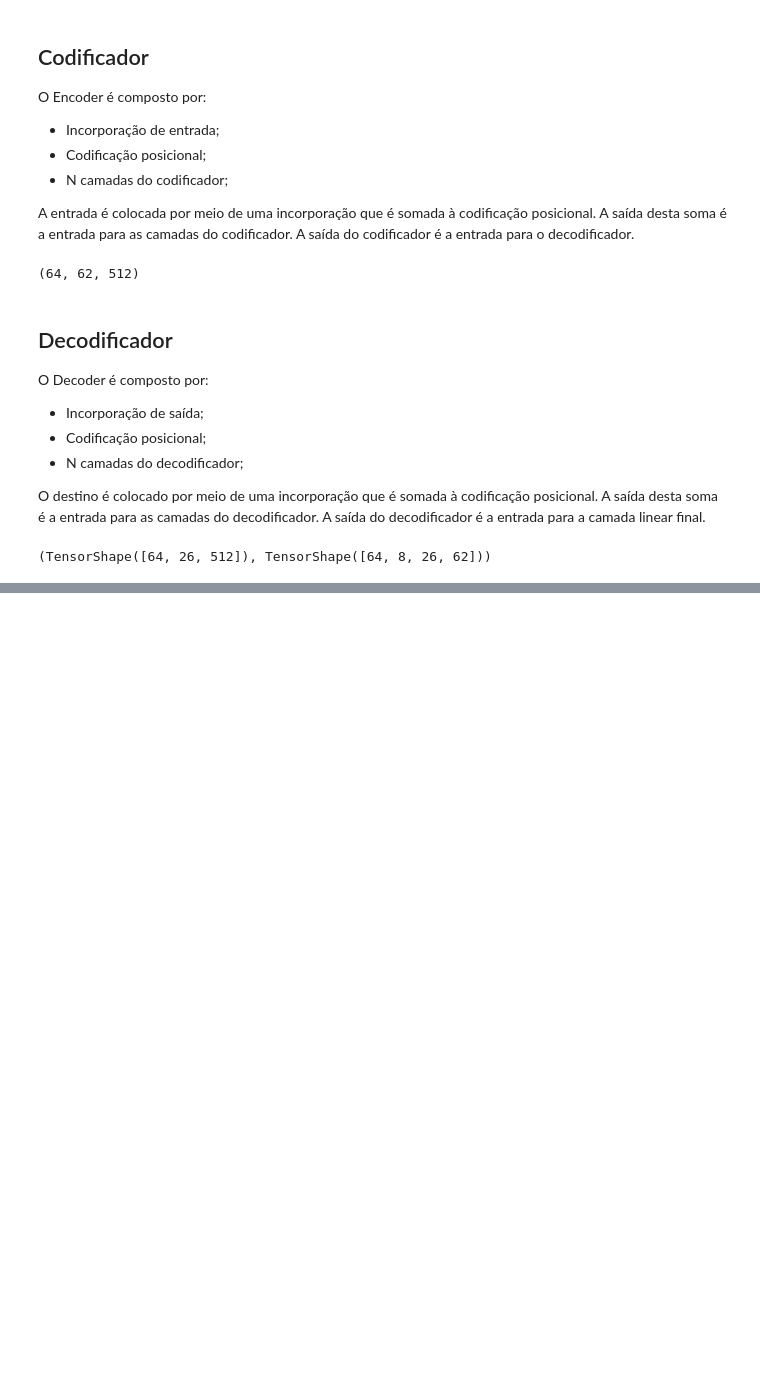
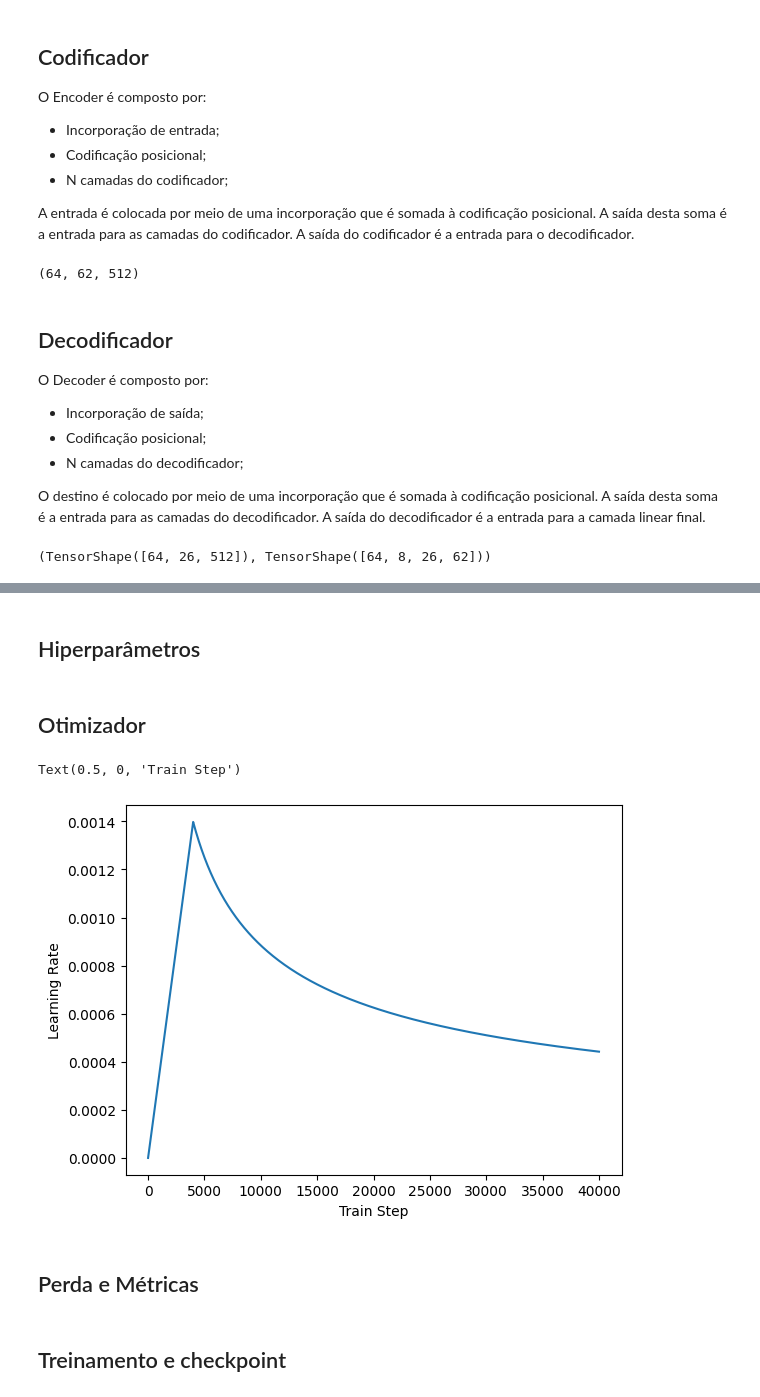
Before and after one commit to melyssa08/Traducao_Transformers, a Jupyter notebook: traducao_transformers.ipynb, the cells around one changed output, grey strips where cells are left out. Saved outputs shown, nothing was run; the diff lists cells and outputs as text; code cells hidden in the pictures; blank space fills up the shorter version.

Commit message:
feat(): added transformer model with all hyperparamaters

```diff
--- a/traducao_transformers.ipynb
+++ b/traducao_transformers.ipynb
@@ -610,0 +672,25 @@ output.shape, attn['decoder_layer2_block2'].shape
+# %% [markdown]
+## Hiperparâmetros
+# %%
+num_layers = 4
+d_model = 128
+dff = 512
+num_heads = 8
+dropout_rate = 0.1
+# %% [markdown]
+## Otimizador
+# %%
+class CustomSchedule(tf.keras.optimizers.schedules.LearningRateSchedule):
+  def __init__(self, d_model, warmup_steps=4000):
+    super(CustomSchedule, self).__init__()
+
+    self.d_model = d_model
+    self.d_model = tf.cast(self.d_model, tf.float32)
+
+    self.warmup_steps = warmup_steps
+
+  def __call__(self, step):
+    arg1 = tf.math.rsqrt(step)
+    arg2 = step * (self.warmup_steps ** -1.5)
+
+    return tf.math.rsqrt(self.d_model) * tf.math.minimum(arg1, arg2)
@@ -610,0 +702,11 @@ output.shape, attn['decoder_layer2_block2'].shape
+# %%
+temp_learning_rate_schedule = CustomSchedule(d_model)
+
+plt.plot(temp_learning_rate_schedule(tf.range(40000, dtype=tf.float32)))
+plt.ylabel("Learning Rate")
+plt.xlabel("Train Step")
+# %% [output]
+Text(0.5, 0, 'Train Step')
+[figure, added]
+# %% [markdown]
+## Perda e Métricas
@@ -610,0 +739,2 @@ output.shape, attn['decoder_layer2_block2'].shape
+# %% [markdown]
+## Treinamento e checkpoint
```
Also changed, not shown: parts of 12 cells of this notebook.
